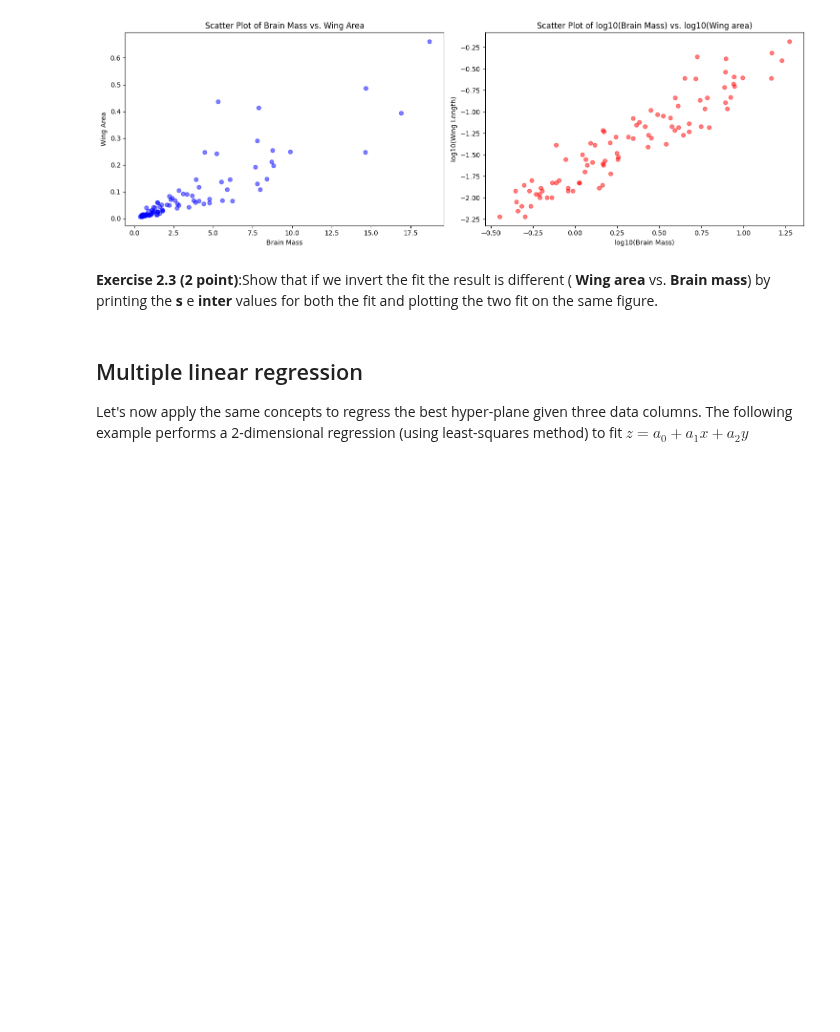
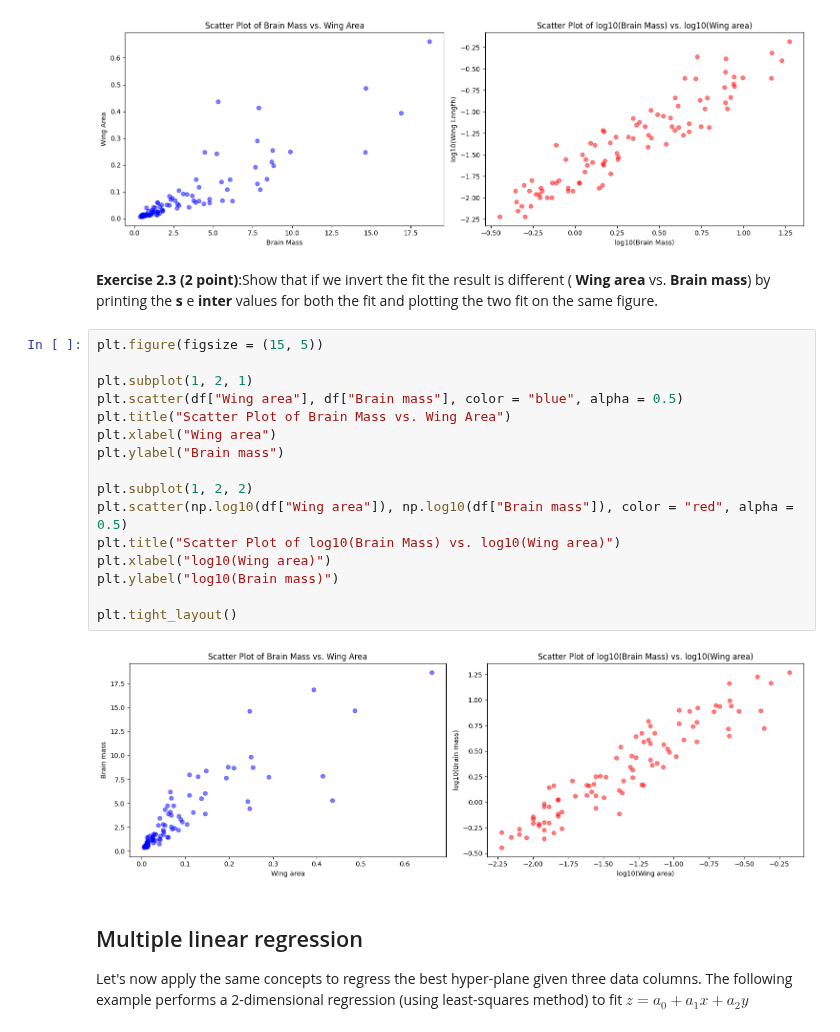
Before and after one commit to troniixx/uzh, a Jupyter notebook: Computational Science/ESC403/Exercise 2/Session_03.ipynb, the cells around one changed output. Saved outputs shown, nothing was run; the diff lists cells and outputs as text; blank space fills up the shorter version.

```diff
--- a/Computational Science/ESC403/Exercise 2/Session_03.ipynb
+++ b/Computational Science/ESC403/Exercise 2/Session_03.ipynb
@@ -229,6 +229,24 @@ plt.tight_layout()
 [figure]
 # %% [markdown]
 **Exercise 2.3 (2 point)**:Show that if we invert the fit the result is different ( **Wing area** vs. **Brain mass**) by printing the **s** e **inter** values for both the fit and plotting the two fit on the same figure.
+# %%
+plt.figure(figsize = (15, 5))
+
+plt.subplot(1, 2, 1)
+plt.scatter(df["Wing area"], df["Brain mass"], color = "blue", alpha = 0.5)
+plt.title("Scatter Plot of Brain Mass vs. Wing Area")
+plt.xlabel("Wing area")
+plt.ylabel("Brain mass")
+
+plt.subplot(1, 2, 2)
+plt.scatter(np.log10(df["Wing area"]), np.log10(df["Brain mass"]), color = "red", alpha = 0.5)
+plt.title("Scatter Plot of log10(Brain Mass) vs. log10(Wing area)")
+plt.xlabel("log10(Wing area)")
+plt.ylabel("log10(Brain mass)")
+
+plt.tight_layout()
+# %% [output]
+[figure, added]
 # %% [markdown]
 ## Multiple linear regression
 Let's now apply the same concepts to regress the best hyper-plane given three data columns.
```
Also changed, not shown: parts of 10 cells of this notebook.
